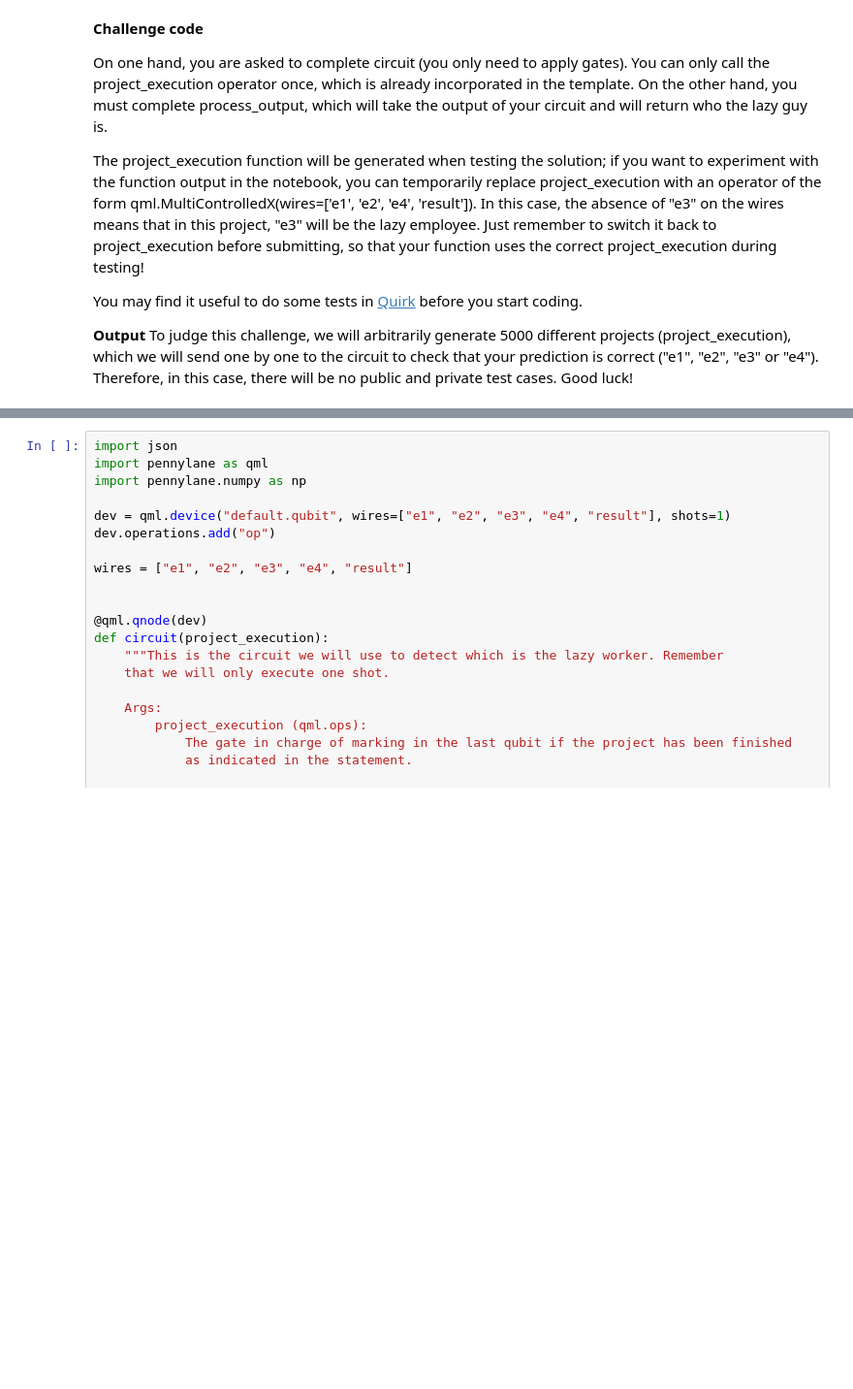
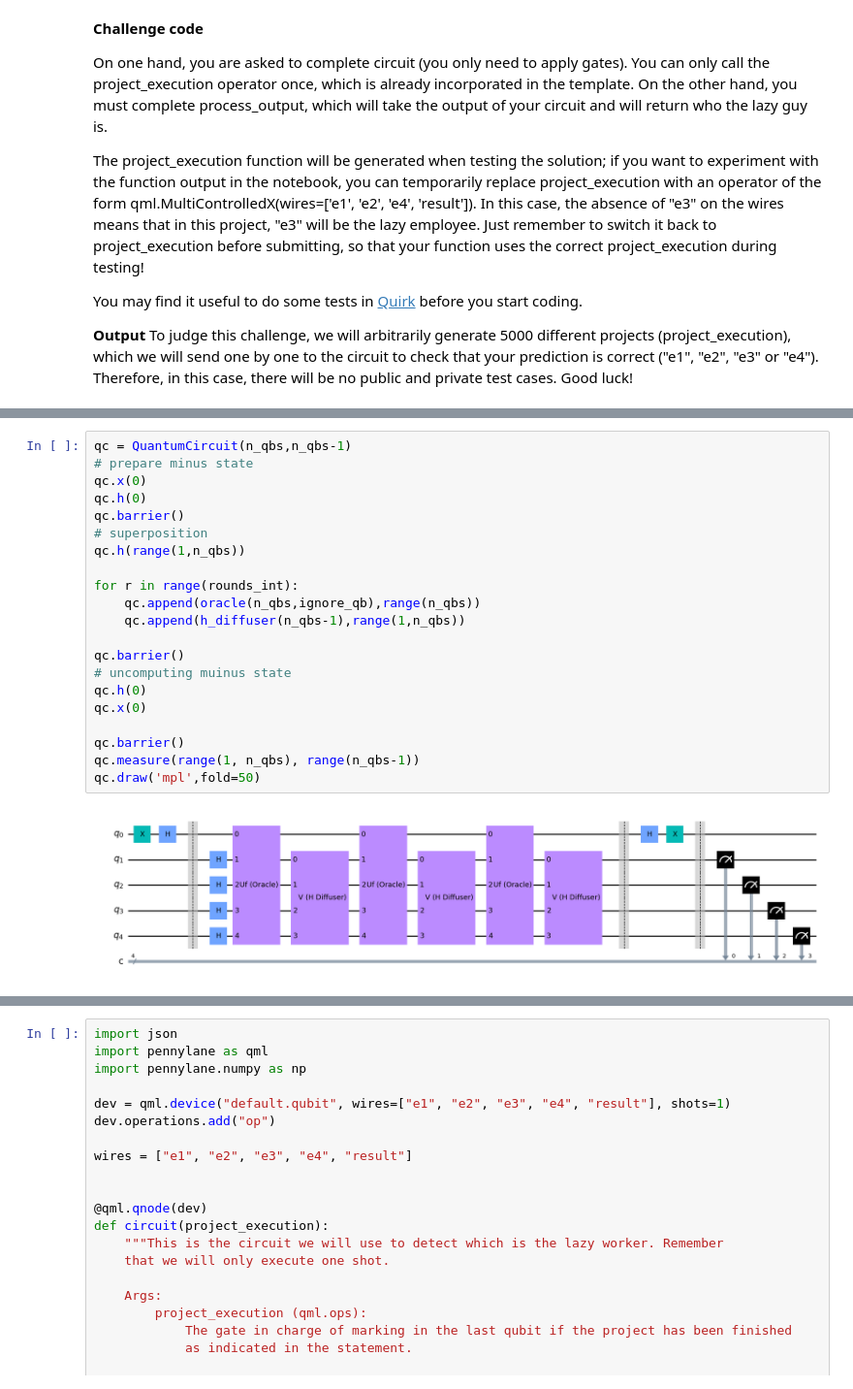
Before and after one commit to Martyna94/PennyLane, a Jupyter notebook: Challenges_template_2023/The Lazy Colleague.ipynb, the cells around one changed output, grey strips where cells are left out. Shown: that part at 97% size. Saved outputs shown, nothing was run; the diff lists cells and outputs as text; blank space fills up the shorter version.

```diff
--- a/Challenges_template_2023/The Lazy Colleague.ipynb
+++ b/Challenges_template_2023/The Lazy Colleague.ipynb
@@ -26,0 +148,23 @@ To judge this challenge, we will arbitrarily generate 5000 different projects (p
+# %%
+qc = QuantumCircuit(n_qbs,n_qbs-1)
+# prepare minus state
+qc.x(0)
+qc.h(0)
+qc.barrier()
+# superposition
+qc.h(range(1,n_qbs))
+
+for r in range(rounds_int):
+    qc.append(oracle(n_qbs,ignore_qb),range(n_qbs))
+    qc.append(h_diffuser(n_qbs-1),range(1,n_qbs))
+
+qc.barrier()
+# uncomputing muinus state
+qc.h(0)
+qc.x(0)
+
+qc.barrier()
+qc.measure(range(1, n_qbs), range(n_qbs-1))
+qc.draw('mpl',fold=50)
+# %% [output]
+[figure, added]
```
Also changed, not shown: parts of 11 cells of this notebook, 6 other files.
